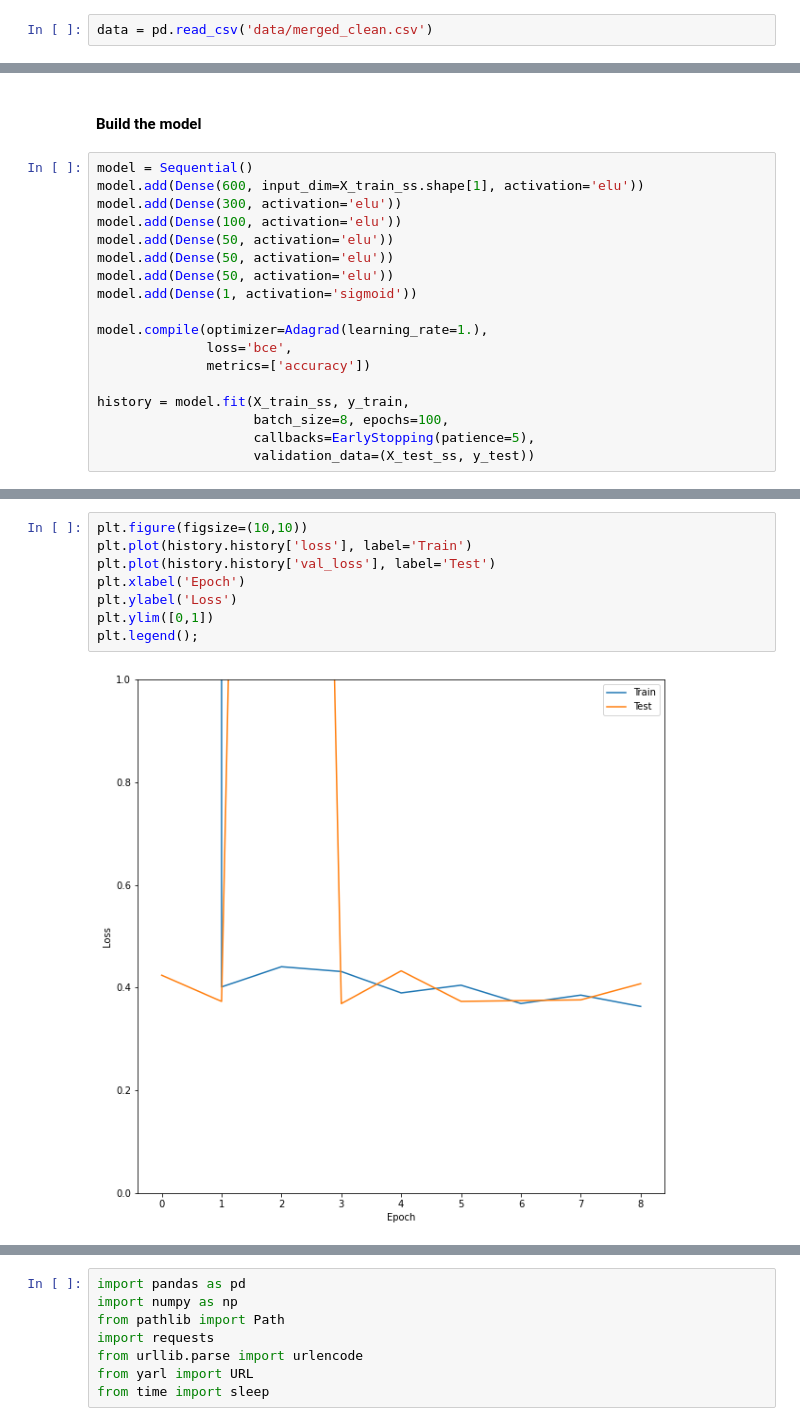
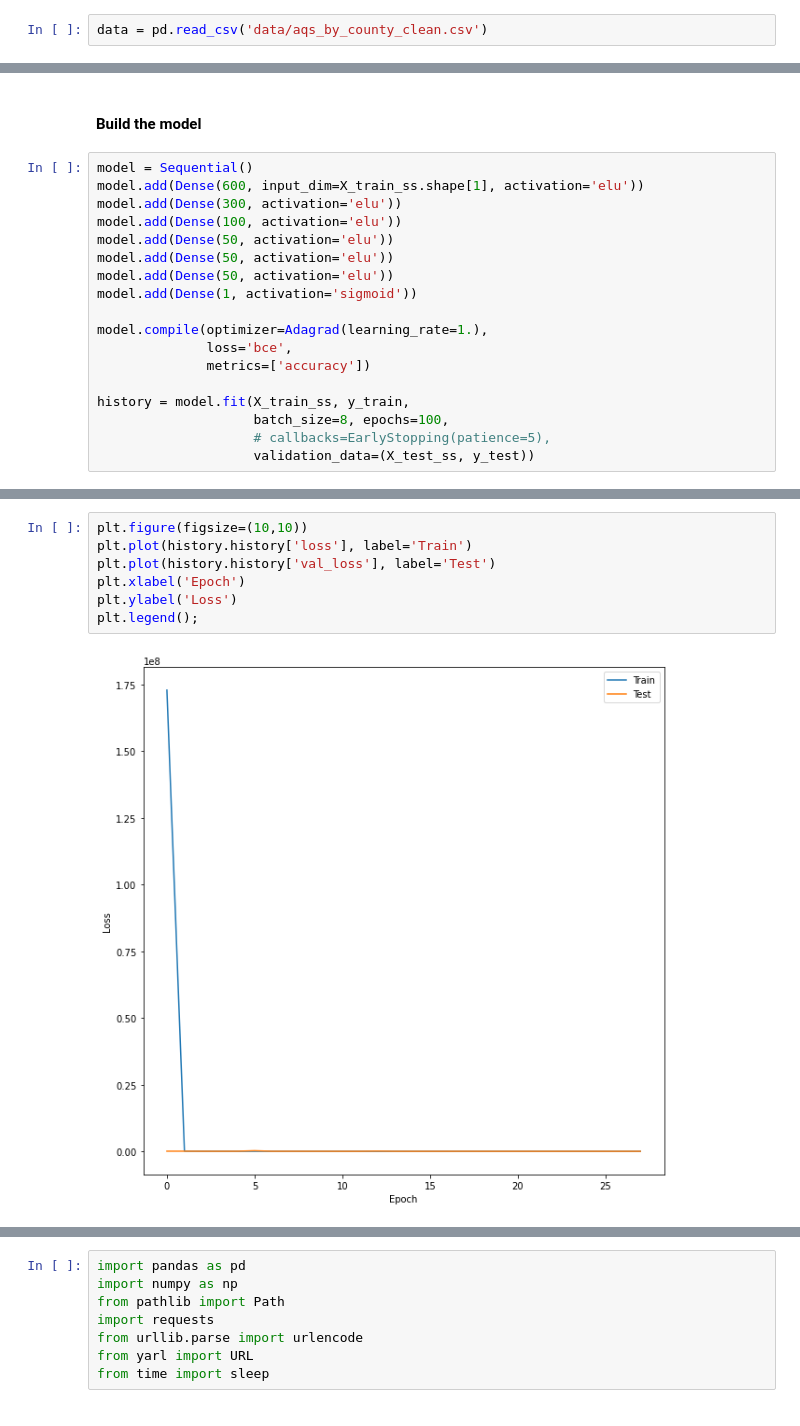
Before and after one commit to wdegraw93/low_birth_weight_vs_aqi_study, a Jupyter notebook: winston.ipynb, the cells around one changed output, grey strips where cells are left out. Cells and saved outputs as stored; diff of their text form.

```diff
--- a/winston.ipynb
+++ b/winston.ipynb
@@ -18,7 +18,7 @@ from tensorflow.keras.callbacks import EarlyStopping
 # %% [markdown]
 ## Modeling
 # %%
-data = pd.read_csv('data/merged_clean.csv')
+data = pd.read_csv('data/aqs_by_county_clean.csv')
 # %%
 data
 # %% [output]
@@ -86,7 +97,7 @@ model.compile(optimizer=Adagrad(learning_rate=1.),
 
 history = model.fit(X_train_ss, y_train,
                     batch_size=8, epochs=100,
-                    callbacks=EarlyStopping(patience=5),
+                    # callbacks=EarlyStopping(patience=5),
                     validation_data=(X_test_ss, y_test))
 # %% [output]
 Epoch 1/100
@@ -109,10 +120,9 @@ Epoch 13/100
 # %%
 plt.figure(figsize=(10,10))
 plt.plot(history.history['loss'], label='Train')
 plt.plot(history.history['val_loss'], label='Test')
 plt.xlabel('Epoch')
 plt.ylabel('Loss')
-plt.ylim([0,1])
 plt.legend();
 # %% [output]
-[figure, old version]
+[figure, new version]
```
Also changed, not shown: parts of 10 cells of this notebook, 3 other files.
